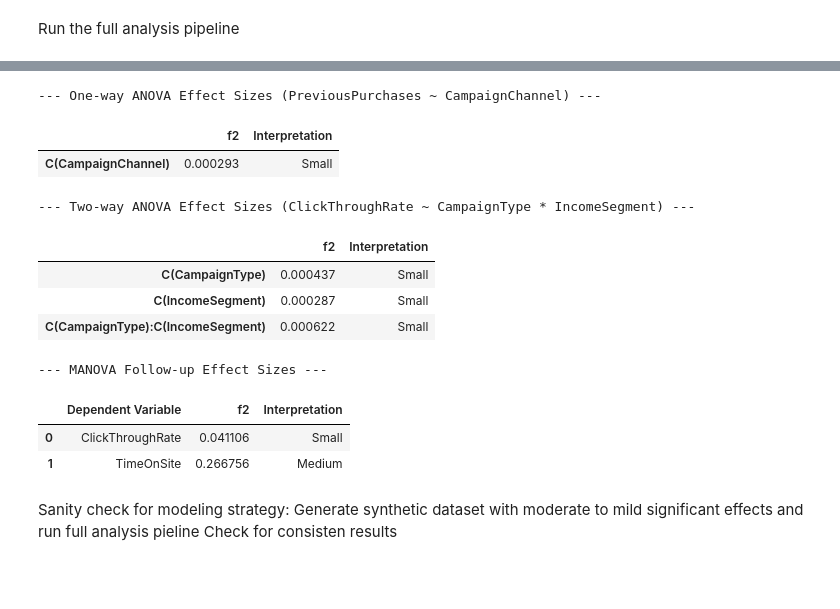
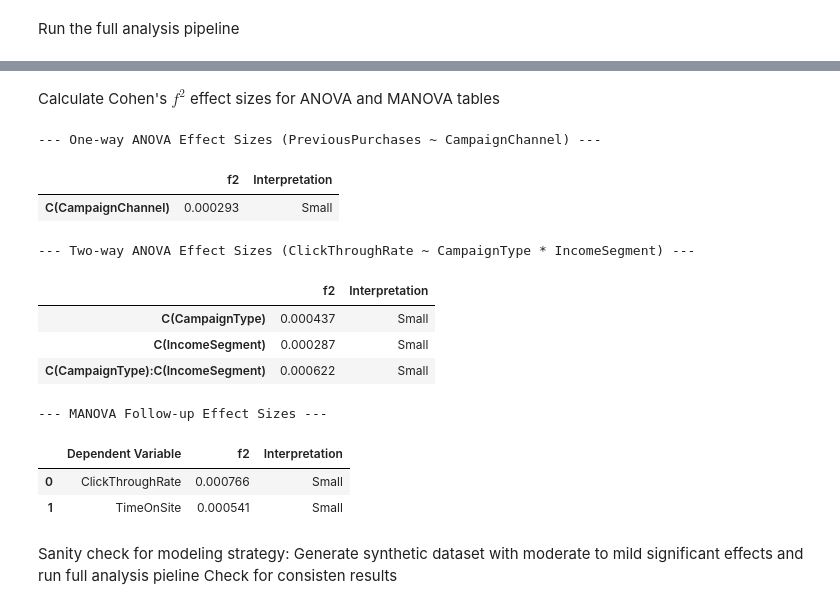
Before and after one commit to alfredqbit/NU-DDS-8515, a Jupyter notebook: sepulvedaadds_8515_6.ipynb, the cells around one changed output, grey strips where cells are left out. Saved outputs shown, nothing was run; the diff lists cells and outputs as text; code cells hidden in the pictures; blank space fills up the shorter version.

```diff
--- a/sepulvedaadds_8515_6.ipynb
+++ b/sepulvedaadds_8515_6.ipynb
@@ -552,3 +561,5 @@ Calculate Cohen's f^2 effect sizes for ANOVA tables
+# %% [markdown]
+Calculate Cohen's $f^2$ effect sizes for ANOVA and MANOVA tables
 # %%
 def calculate_cohens_f2(anova_table):
     """
@@ -574,36 +585,37 @@ display(df_f2_1way)
 # 2. Two-way ANOVA Effect Sizes
 print("\n--- Two-way ANOVA Effect Sizes (ClickThroughRate ~ CampaignType * IncomeSegment) ---")
 f2_2way = calculate_cohens_f2(anova_2way)
 df_f2_2way = pd.DataFrame({'f2': f2_2way, 'Interpretation': ['Small' if x < 0.15 else 'Medium' if x < 0.35 else 'Large' for x in f2_2way]})
 display(df_f2_2way)
 
 # 3. MANOVA Follow-up Univariate Effect Sizes
 print("\n--- MANOVA Follow-up Effect Sizes ---")
 manova_effects = {}
 
 # Re-fit univariate models to access SS
 for dv in ["ClickThroughRate", "TimeOnSite"]:
-    model_dv = ols(f"{dv} ~ C(CampaignChannel)", data=df_synthetic).fit()
+    # Fixed: .fit() is called on the model object, not the dataframe
+    model_dv = ols(f"{dv} ~ C(CampaignChannel)", data=df).fit()
     anova_dv = sm.stats.anova_lm(model_dv, typ=2)
     f2_val = calculate_cohens_f2(anova_dv)['C(CampaignChannel)']
     manova_effects[dv] = f2_val
 
 df_f2_manova = pd.DataFrame(list(manova_effects.items()), columns=['Dependent Variable', 'f2'])
 df_f2_manova['Interpretation'] = ['Small' if x < 0.15 else 'Medium' if x < 0.35 else 'Large' for x in df_f2_manova['f2']]
 display(df_f2_manova)
 # %% [output]
 --- One-way ANOVA Effect Sizes (PreviousPurchases ~ CampaignChannel) ---
 |  | f2 | Interpretation |
 | C(CampaignChannel) | 0.000293 | Small |
 --- Two-way ANOVA Effect Sizes (ClickThroughRate ~ CampaignType * IncomeSegment) ---
 |  | f2 | Interpretation |
 | C(CampaignType) | 0.000437 | Small |
 | C(IncomeSegment) | 0.000287 | Small |
 | C(CampaignType):C(IncomeSegment) | 0.000622 | Small |
 --- MANOVA Follow-up Effect Sizes ---
 |  | Dependent Variable | f2 | Interpretation |
-| 0 | ClickThroughRate | 0.041106 | Small |
-| 1 | TimeOnSite | 0.266756 | Medium |
+| 0 | ClickThroughRate | 0.000766 | Small |
+| 1 | TimeOnSite | 0.000541 | Small |
 # %% [markdown]
 Sanity check for modeling strategy:
 Generate synthetic dataset with moderate to mild significant effects and run full analysis pieline
```
Also changed, not shown: parts of 3 cells of this notebook.
